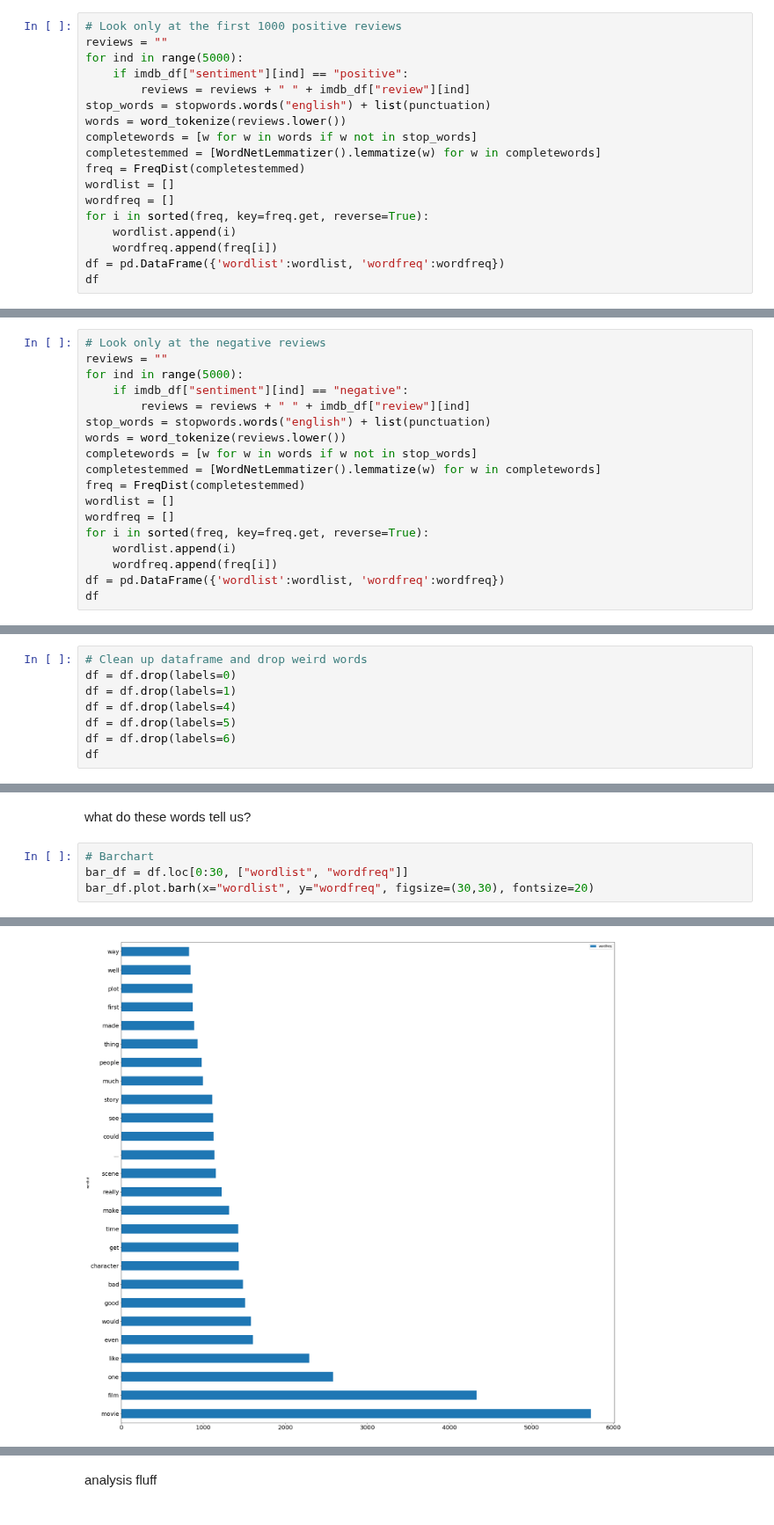
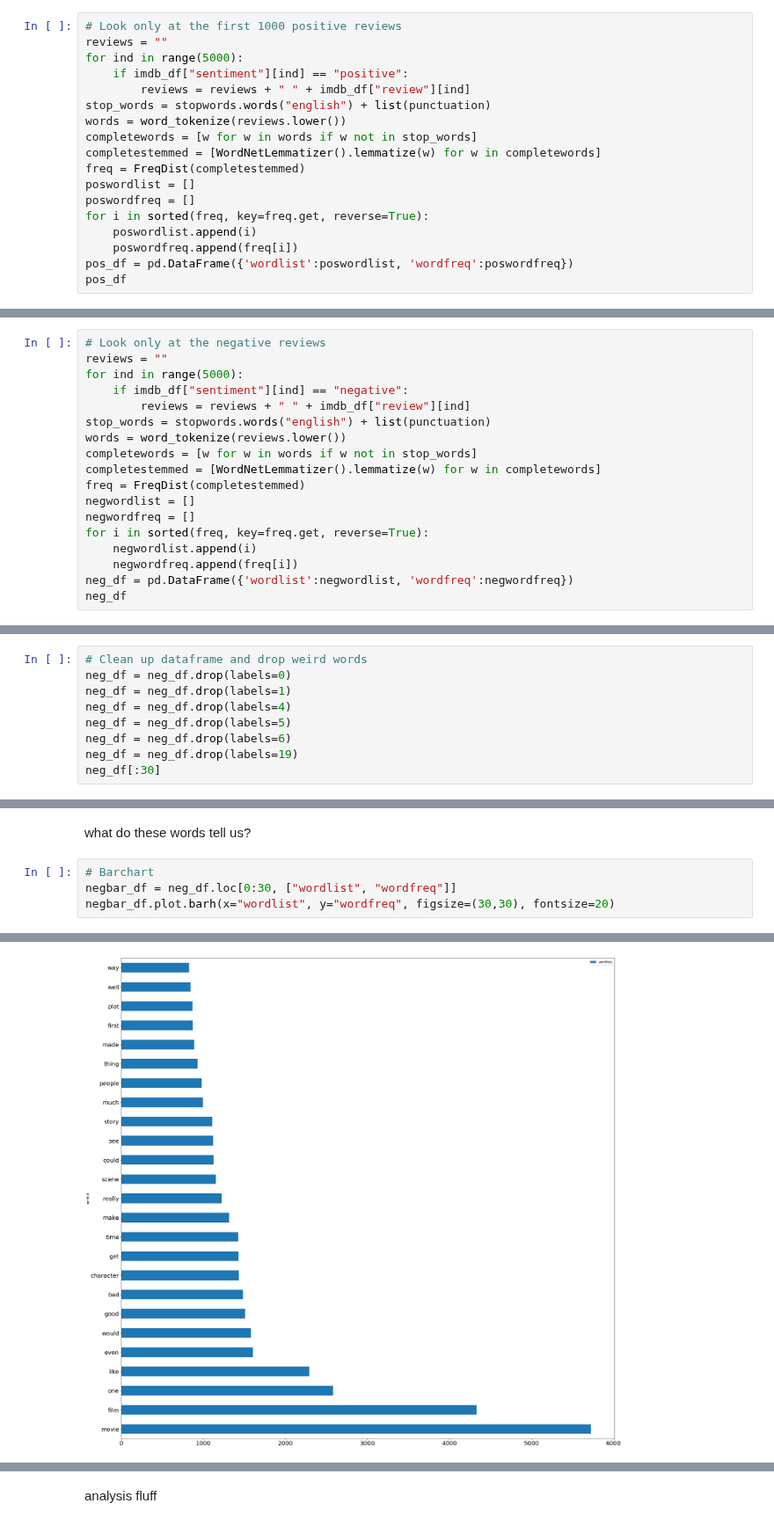
Before and after one commit to Crystalhuynh39/DH-140-Project, a Jupyter notebook: FinalProject.ipynb, the cells around one changed output, grey strips where cells are left out. Shown at 88% size. Drawn from its saved outputs; the diff is of its cells as text.

```diff
--- a/FinalProject.ipynb
+++ b/FinalProject.ipynb
@@ -579,13 +587,13 @@ words = word_tokenize(reviews.lower())
 completewords = [w for w in words if w not in stop_words]
 completestemmed = [WordNetLemmatizer().lemmatize(w) for w in completewords]
 freq = FreqDist(completestemmed)
-wordlist = []
-wordfreq = []
+poswordlist = []
+poswordfreq = []
 for i in sorted(freq, key=freq.get, reverse=True):
-    wordlist.append(i)
-    wordfreq.append(freq[i])
-df = pd.DataFrame({'wordlist':wordlist, 'wordfreq':wordfreq})
-df
+    poswordlist.append(i)
+    poswordfreq.append(freq[i])
+pos_df = pd.DataFrame({'wordlist':poswordlist, 'wordfreq':poswordfreq})
+pos_df
 # %% [output]
 |  | wordlist | wordfreq |
 | 0 | br | 9788 |
@@ -647,13 +675,13 @@ words = word_tokenize(reviews.lower())
 completewords = [w for w in words if w not in stop_words]
 completestemmed = [WordNetLemmatizer().lemmatize(w) for w in completewords]
 freq = FreqDist(completestemmed)
-wordlist = []
-wordfreq = []
+negwordlist = []
+negwordfreq = []
 for i in sorted(freq, key=freq.get, reverse=True):
-    wordlist.append(i)
-    wordfreq.append(freq[i])
-df = pd.DataFrame({'wordlist':wordlist, 'wordfreq':wordfreq})
-df
+    negwordlist.append(i)
+    negwordfreq.append(freq[i])
+neg_df = pd.DataFrame({'wordlist':negwordlist, 'wordfreq':negwordfreq})
+neg_df
 # %% [output]
 |  | wordlist | wordfreq |
 | 0 | br | 10836 |
@@ -670,12 +698,13 @@ df
 29973 rows × 2 columns
 # %%
 # Clean up dataframe and drop weird words
-df = df.drop(labels=0)
-df = df.drop(labels=1)
-df = df.drop(labels=4)
-df = df.drop(labels=5)
-df = df.drop(labels=6)
-df
+neg_df = neg_df.drop(labels=0)
+neg_df = neg_df.drop(labels=1)
+neg_df = neg_df.drop(labels=4)
+neg_df = neg_df.drop(labels=5)
+neg_df = neg_df.drop(labels=6)
+neg_df = neg_df.drop(labels=19)
+neg_df[:30]
 # %% [output]
 |  | wordlist | wordfreq |
 | 2 | movie | 5726 |
@@ -694,8 +727,8 @@ df
 what do these words tell us?
 # %%
 # Barchart
-bar_df = df.loc[0:30, ["wordlist", "wordfreq"]]
-bar_df.plot.barh(x="wordlist", y="wordfreq", figsize=(30,30), fontsize=20)
+negbar_df = neg_df.loc[0:30, ["wordlist", "wordfreq"]]
+negbar_df.plot.barh(x="wordlist", y="wordfreq", figsize=(30,30), fontsize=20)
 # %% [output]
 <AxesSubplot:ylabel='wordlist'>
-[figure, old version]
+[figure, new version]
```
Also changed, not shown: parts of 54 cells of this notebook.
